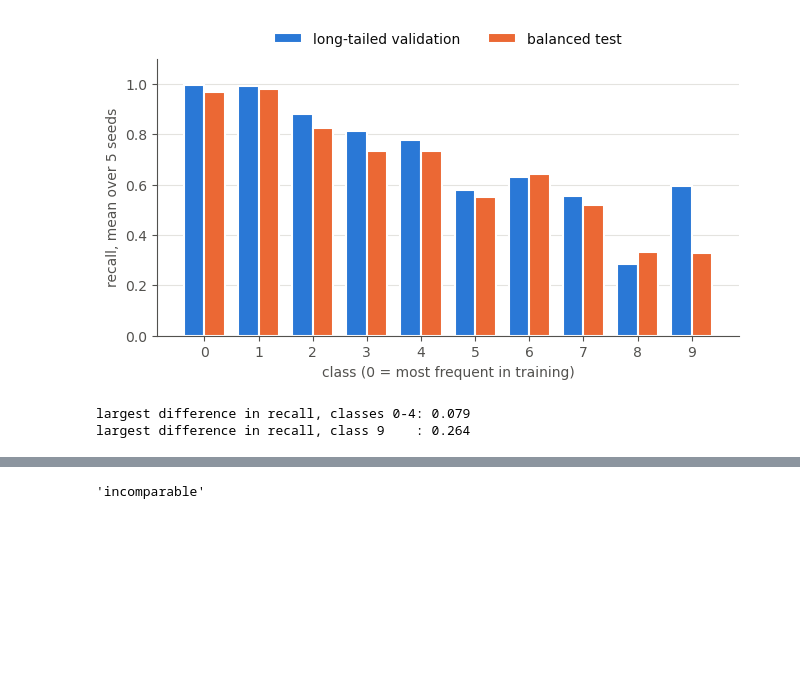
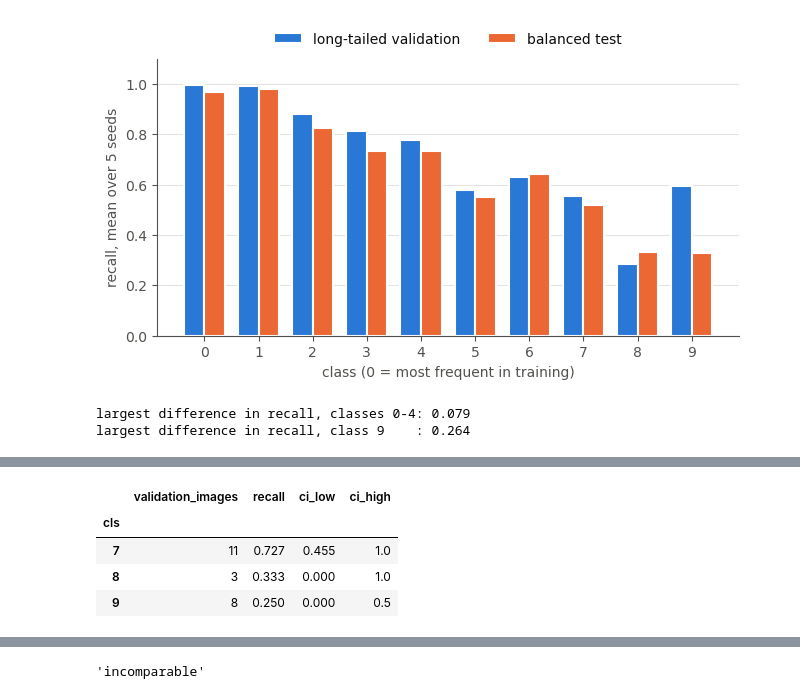
Before and after one commit to rcprati/aggmetrics, a Jupyter notebook: examples/notebooks/06_long_tail_images.ipynb, the cells around one changed output, grey strips where cells are left out. Saved outputs shown, nothing was run; the diff lists cells and outputs as text; code cells hidden in the pictures; blank space fills up the shorter version.

```diff
--- a/examples/notebooks/06_long_tail_images.ipynb
+++ b/examples/notebooks/06_long_tail_images.ipynb
@@ -242,0 +348,23 @@ Because the head loses a little, the two models are not ordered on every class,
+# %%
+rng = np.random.default_rng(0)
+B = 2000
+
+def bootstrap_mean(values, rng=rng, B=B):
+    n = len(values)
+    means = values[rng.integers(0, n, (B, n))].mean(axis=1)
+    return np.percentile(means, [2.5, 97.5])
+
+ce_val_i = run_index("ce", 0)
+yv, pv = z["y_val"][ce_val_i].astype(int), z["pred_val"][ce_val_i].astype(int)
+rows = []
+for k in (7, 8, 9):
+    ok = (pv[yv == k] == k).astype(float)
+    lo, hi = bootstrap_mean(ok)
+    rows.append(dict(cls=k, validation_images=len(ok), recall=ok.mean(), ci_low=lo, ci_high=hi))
+pd.DataFrame(rows).set_index("cls").round(3)
+# %% [output]
+|  | validation_images | recall | ci_low | ci_high |
+| cls |  |  |  |  |
+| 7 | 11 | 0.727 | 0.455 | 1.0 |
+| 8 | 3 | 0.333 | 0.000 | 1.0 |
+| 9 | 8 | 0.250 | 0.000 | 0.5 |
```
Also changed, not shown: parts of 30 cells of this notebook.
